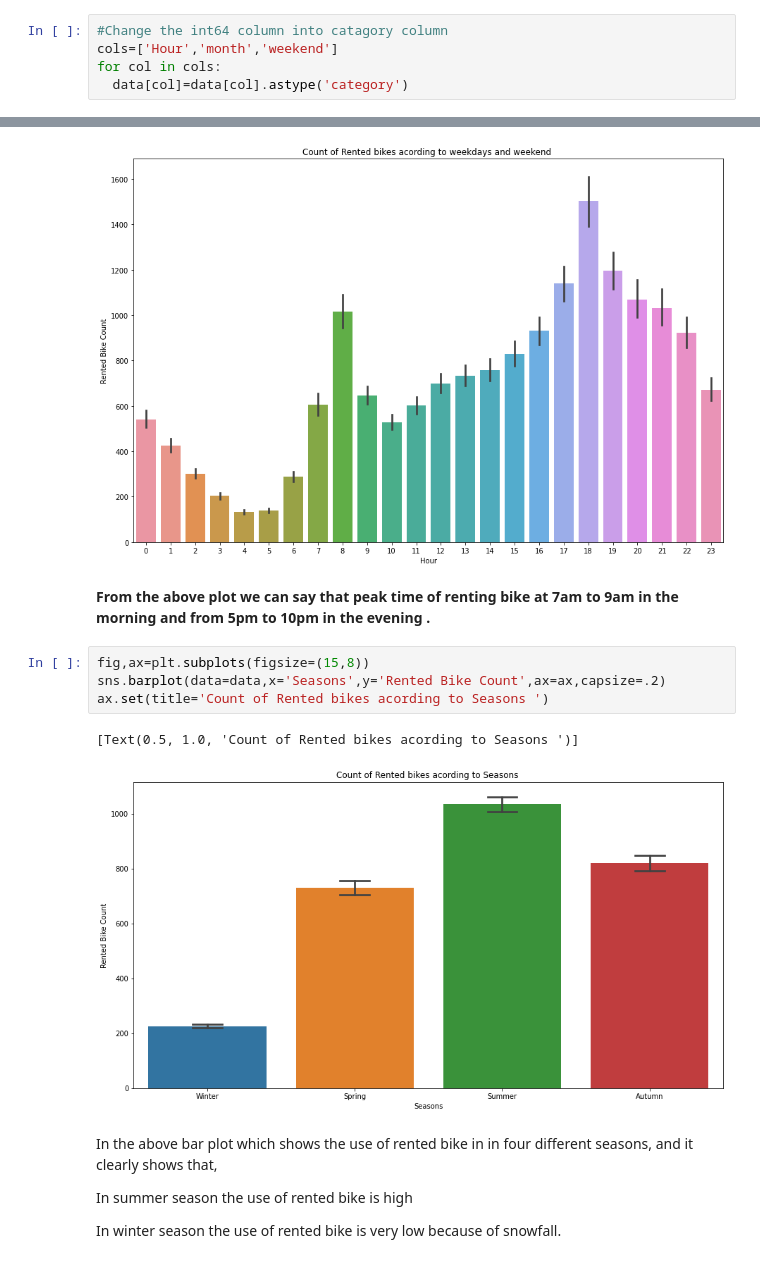
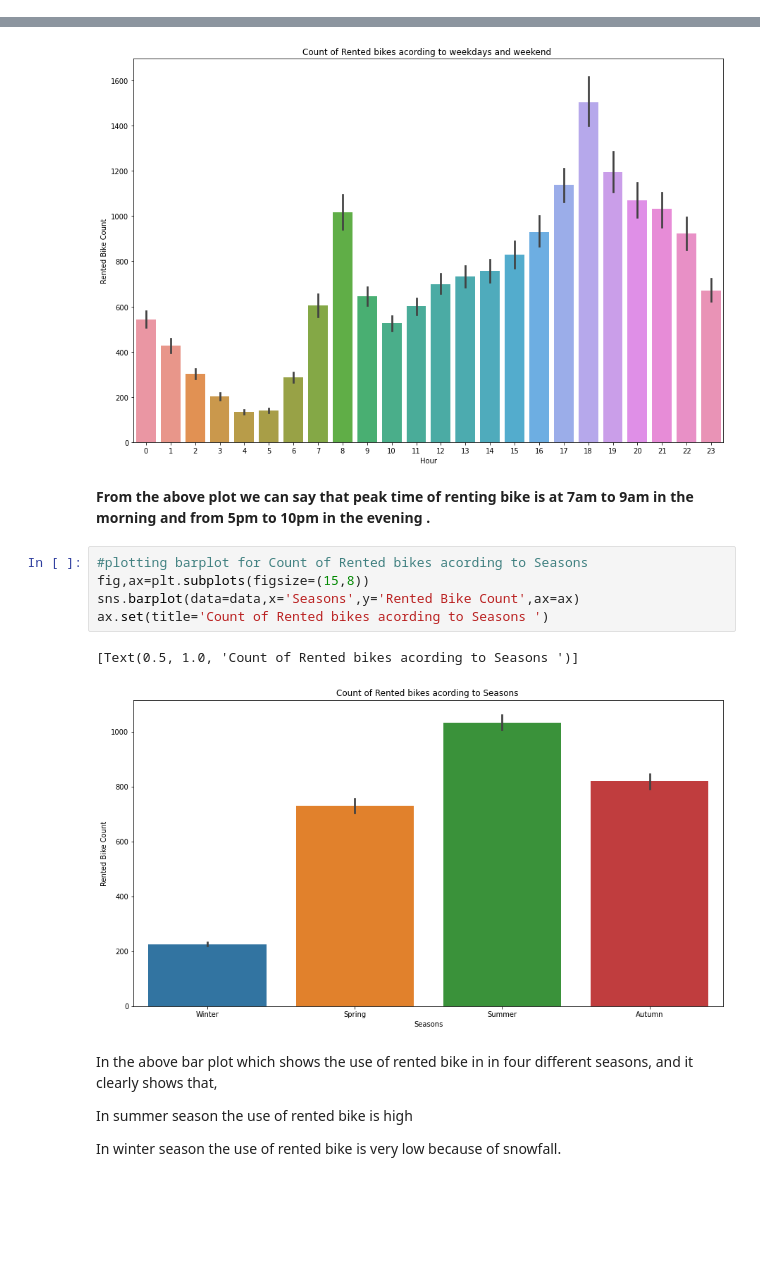
Before and after one commit to Ganeshwalimbe/Bike-Sharing-Demand-Prediction---Capstone-Project, a Jupyter notebook: Ganesh_Walimbe_Bike_Sharing_Demand_Prediction_Capstone_Project.ipynb, the cells around one changed output, grey strips where cells are left out. Cells and saved outputs as stored; diff of their text form; blank space fills up the shorter version.

```diff
--- a/Ganesh_Walimbe_Bike_Sharing_Demand_Prediction_Capstone_Project.ipynb
+++ b/Ganesh_Walimbe_Bike_Sharing_Demand_Prediction_Capstone_Project.ipynb
@@ -161,11 +162,6 @@ data.head()
 | 2 | 173 | 2 | -6.0 | 39 | 1.0 | 2000 | ... |
 | 3 | 107 | 3 | -6.2 | 40 | 0.9 | 2000 | ... |
 | 4 | 78 | 4 | -6.0 | 36 | 2.3 | 2000 | ... |
-# %%
-#Change the int64 column into catagory column
-cols=['Hour','month','weekend']
-for col in cols:
-  data[col]=data[col].astype('category')
 # %% [markdown]
 # **Exploratory Data Analysis (EDA)**
 Exploratory Data Analysis (EDA) is an approach to analyze the data using visual techniques. It is used to discover trends, patterns, or to check assumptions with the help of statistical summary and graphical representations.
@@ -199,14 +196,15 @@ ax.set(title='Count of Rented bikes acording to weekdays and weekend ')
 [Text(0.5, 1.0, 'Count of Rented bikes acording to weekdays and weekend ')]
 [figure]
 # %% [markdown]
-**From the above plot we can say that peak time of renting bike  at 7am to 9am in the morning and from 5pm to 10pm in the evening .**
+**From the above plot we can say that peak time of renting bike is at 7am to 9am in the morning and from 5pm to 10pm in the evening .**
 # %%
+#plotting barplot for Count of Rented bikes acording to Seasons
 fig,ax=plt.subplots(figsize=(15,8))
-sns.barplot(data=data,x='Seasons',y='Rented Bike Count',ax=ax,capsize=.2)
+sns.barplot(data=data,x='Seasons',y='Rented Bike Count',ax=ax)
 ax.set(title='Count of Rented bikes acording to Seasons ')
 # %% [output]
 [Text(0.5, 1.0, 'Count of Rented bikes acording to Seasons ')]
-[figure, old version]
+[figure, new version]
 # %% [markdown]
 In the above bar plot which shows the use of rented bike in in four different
 seasons, and it clearly shows that,
```
Also changed, not shown: parts of 89 cells of this notebook.
